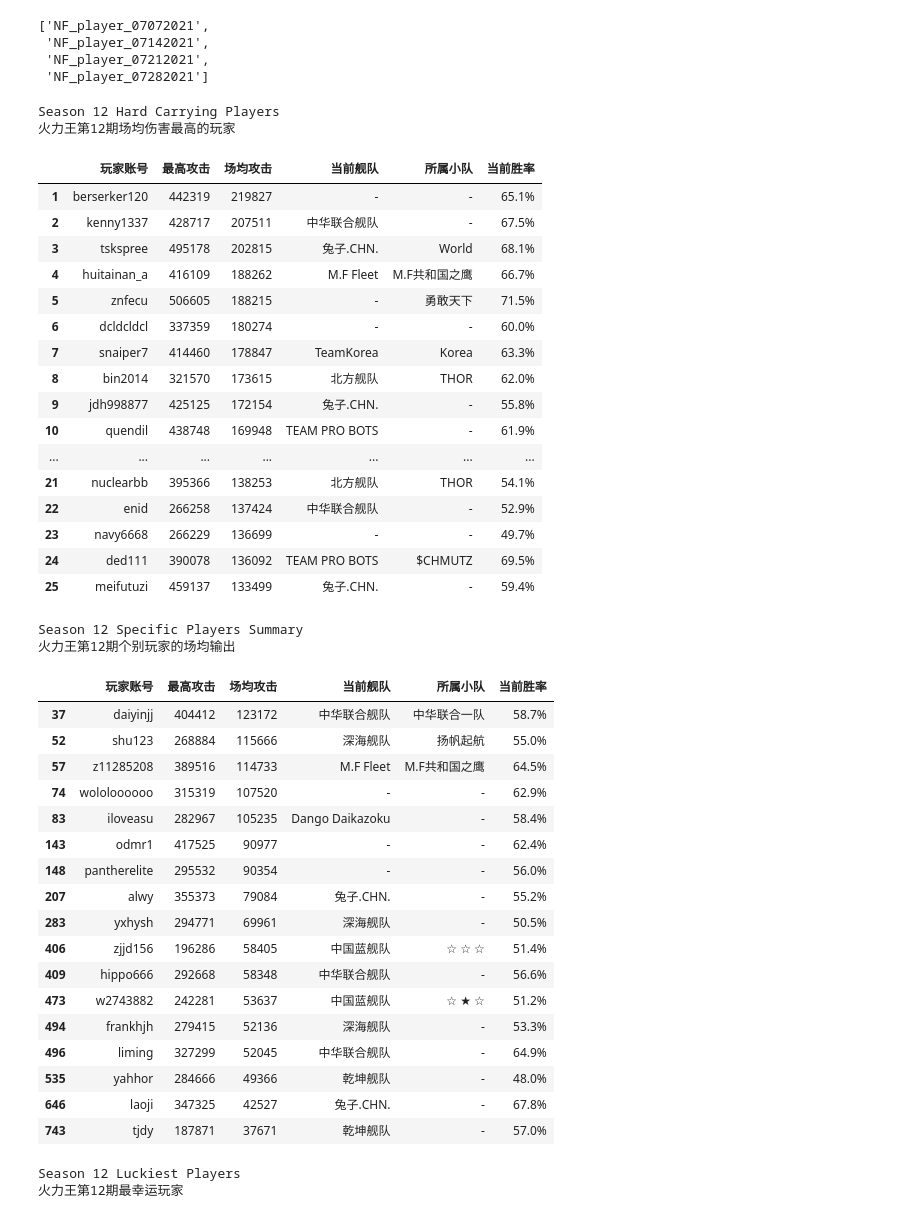
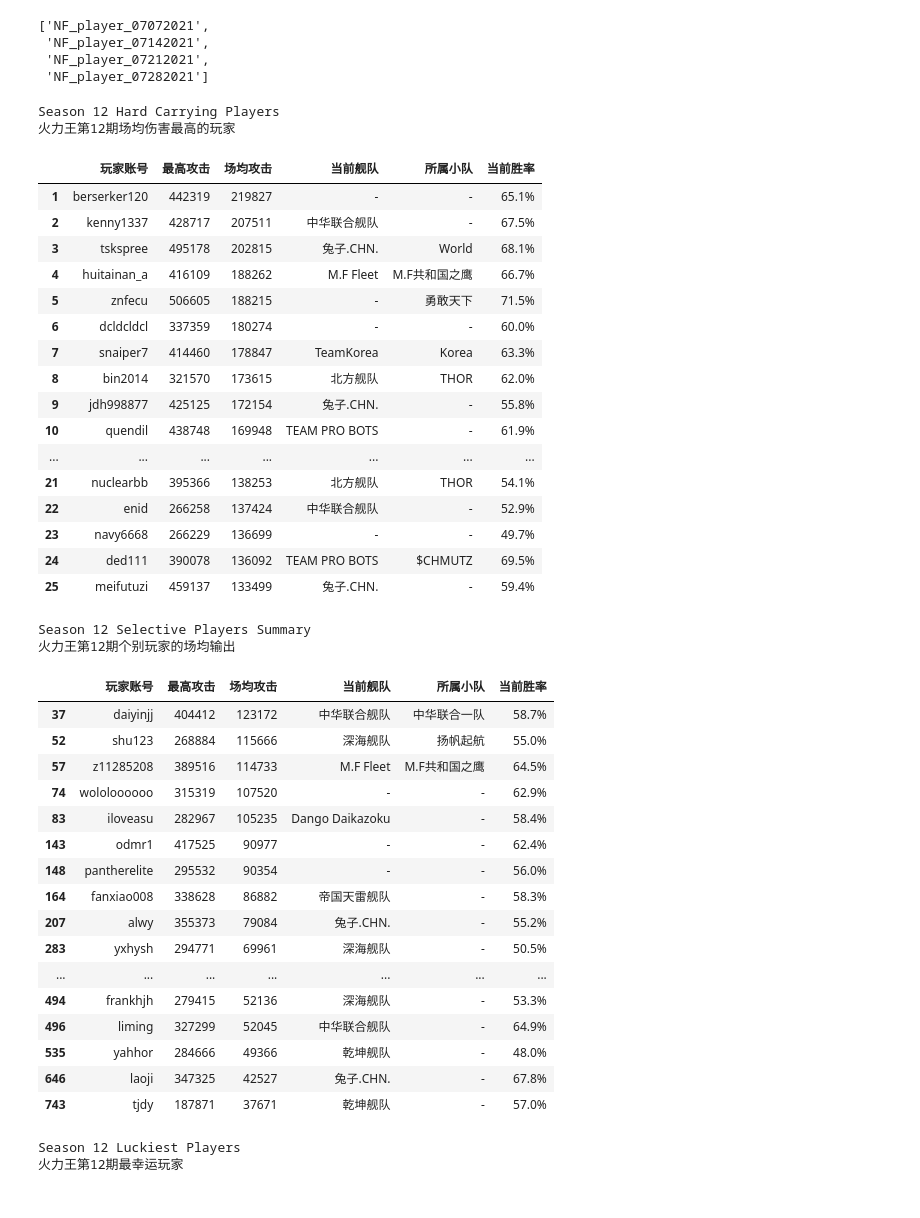
Before and after one commit to tskspree/NavyFIELD, a Jupyter notebook: Codes/Player Data/Firepower_Ladder_Luckiest_Players.ipynb, the cells around one changed output. Saved outputs shown, nothing was run; the diff lists cells and outputs as text; code cells hidden in the pictures.

```diff
--- a/Codes/Player Data/Firepower_Ladder_Luckiest_Players.ipynb
+++ b/Codes/Player Data/Firepower_Ladder_Luckiest_Players.ipynb
@@ -42,7 +42,7 @@ def lucky_bastard(season):
     result = result.rename(columns = {'id':'账号', 'highest_atk':'最高攻击', 'fleet':'舰队', 'squad':'小队', 'win_rate':'胜率'})
     return result
 # %%
-def true_bastard(season):
+def bastards(season):
     firepower = 'firepower_season' + str(season)
     player_id = firepower + '.id'
     attack = ',' + firepower + '.highest_atk,'
@@ -53,8 +53,6 @@ def true_bastard(season):
     current_battles = current_data + '.battles as current_battles,'
     win_rate = current_data + '.win_rate '
     query_line = 'select ' + player_id + attack + total_atk + fleet + squad + base_battles + current_battles + win_rate + 'from ' + firepower + ' LEFT JOIN ' + current_data + ' on ' + player_id + '=' + current_data + '.id ' + 'left join ' + base_data + ' on ' + player_id + '=' + base_data + '.id'
-    print('\n' + '\033[1m' + '\033[92m' + 'Season ' + str(season) + ' Hard Carrying Players' + '\033[0m')
-    print('\033[1m' + '\033[92m' + '火力王第' + str(season) + '期场均伤害最高的玩家' + '\033[0m')
     result = pandas.read_sql(query_line,conn)
     result = result.dropna()
     result['battles'] = result['current_battles']-result['base_battles']
@@ -67,34 +65,17 @@ def true_bastard(season):
     result['win_rate'] = pandas.Series(["{0:.1f}%".format(val * 100) for val in result['win_rate']], index = result.index)
     result.reset_index(drop=True, inplace=True)
     result.index += 1
+    return result
+
+def true_bastards(result, season):
+    print('\n' + '\033[1m' + '\033[92m' + 'Season ' + str(season) + ' Hard Carrying Players' + '\033[0m')
+    print('\033[1m' + '\033[92m' + '火力王第' + str(season) + '期场均伤害最高的玩家' + '\033[0m')
     result = result.rename(columns = {'id':'玩家账号', 'highest_atk':'最高攻击', 'average_atk':'场均攻击', 'fleet':'当前舰队', 'squad':'所属小队', 'win_rate':'当前胜率'})
     return result.head(25)
 
-def some_bastards(season, who):
-    firepower = 'firepower_season' + str(season)
-    player_id = firepower + '.id'
-    attack = ',' + firepower + '.highest_atk,'
-    total_atk = firepower + '.total_atk,'
-    fleet = current_data + '.fleet,'
-    squad = current_data + '.squad,'
-    base_battles = base_data + '.battles as base_battles,'
-    current_battles = current_data + '.battles as current_battles,'
-    win_rate = current_data + '.win_rate '
-    query_line = 'select ' + player_id + attack + total_atk + fleet + squad + base_battles + current_battles + win_rate + 'from ' + firepower + ' LEFT JOIN ' + current_data + ' on ' + player_id + '=' + current_data + '.id ' + 'left join ' + base_data + ' on ' + player_id + '=' + base_data + '.id'
-    print('\n' + '\033[1m' + '\033[92m' + 'Season ' + str(season) + ' Specific Players Summary' + '\033[0m')
+def some_bastards(result, season, who):
+    print('\n' + '\033[1m' + '\033[92m' + 'Season ' + str(season) + ' Selective Players Summary' + '\033[0m')
     print('\033[1m' + '\033[92m' + '火力王第' + str(season) + '期个别玩家的场均输出' + '\033[0m')
-    result = pandas.read_sql(query_line,conn)
-    result = result.dropna()
-    result['battles'] = result['current_battles']-result['base_battles']
-    result = result[result.battles > 50]
-    result['average_atk'] = round(result['total_atk']/(result['battles']*weights))
-    result['average_atk'] = result['average_atk'].astype('int')
-    keeps = ['id', 'highest_atk', 'average_atk', 'fleet', 'squad', 'win_rate']
-    result = result[keeps]
-    result = result.sort_values(by=['average_atk'], ascending=False)
-    result['win_rate'] = pandas.Series(["{0:.1f}%".format(val * 100) for val in result['win_rate']], index = result.index)
-    result.reset_index(drop=True, inplace=True)
-    result.index += 1
     yesyou = result[result['id'].isin(who)]
     yesyou = yesyou.sort_values(by=['average_atk'], ascending=False)
     yesyou = yesyou.rename(columns = {'id':'玩家账号', 'highest_atk':'最高攻击', 'average_atk':'场均攻击', 'fleet':'当前舰队', 'squad':'所属小队', 'win_rate':'当前胜率'})
@@ -106,47 +87,47 @@ current_data = 'NF_player_07282021'
 weights= 32/21
 
 # Season 12 Top 25 Heavy Carriers
-display(true_bastard(12))
+monsters = bastards(12)
+display(true_bastards(monsters, 12))
 
 # Selected Players
 checklist = ['laoji', 'z11285208', 'daiyinjj', 'tjdy', 'shu123', 'w2743882', 'yahhor', 'alwy', 'zjjd156', 'frankhjh', 'yxhysh',
-            'liming', 'hippo666', 'wololoooooo', 'odmr1', 'pantherelite', 'iloveasu']
-display(some_bastards(12,checklist))
+            'liming', 'hippo666', 'wololoooooo', 'odmr1', 'pantherelite', 'iloveasu', 'fanxiao008']
+display(some_bastards(monsters, 12, checklist))
 # %% [output]
 Season 12 Hard Carrying Players
 火力王第12期场均伤害最高的玩家
 |  | 玩家账号 | 最高攻击 | 场均攻击 | 当前舰队 | 所属小队 | 当前胜率 |
 | 1 | berserker120 | 442319 | 219827 | - | - | 65.1% |
 | 2 | kenny1337 | 428717 | 207511 | 中华联合舰队 | - | 67.5% |
 | 3 | tskspree | 495178 | 202815 | 兔子.CHN. | World | 68.1% |
 | 4 | huitainan_a | 416109 | 188262 | M.F Fleet | M.F共和国之鹰 | 66.7% |
 | 5 | znfecu | 506605 | 188215 | - | 勇敢天下 | 71.5% |
 | 6 | dcldcldcl | 337359 | 180274 | - | - | 60.0% |
 | 7 | snaiper7 | 414460 | 178847 | TeamKorea | Korea | 63.3% |
 | 8 | bin2014 | 321570 | 173615 | 北方舰队 | THOR | 62.0% |
 | 9 | jdh998877 | 425125 | 172154 | 兔子.CHN. | - | 55.8% |
 | 10 | quendil | 438748 | 169948 | TEAM PRO BOTS | - | 61.9% |
 | ... | ... | ... | ... | ... | ... | ... |
 | 21 | nuclearbb | 395366 | 138253 | 北方舰队 | THOR | 54.1% |
 | 22 | enid | 266258 | 137424 | 中华联合舰队 | - | 52.9% |
 | 23 | navy6668 | 266229 | 136699 | - | - | 49.7% |
 | 24 | ded111 | 390078 | 136092 | TEAM PRO BOTS | $CHMUTZ | 69.5% |
 | 25 | meifutuzi | 459137 | 133499 | 兔子.CHN. | - | 59.4% |
-Season 12 Specific Players Summary
+Season 12 Selective Players Summary
 火力王第12期个别玩家的场均输出
 |  | 玩家账号 | 最高攻击 | 场均攻击 | 当前舰队 | 所属小队 | 当前胜率 |
 | 37 | daiyinjj | 404412 | 123172 | 中华联合舰队 | 中华联合一队 | 58.7% |
 | 52 | shu123 | 268884 | 115666 | 深海舰队 | 扬帆起航 | 55.0% |
 | 57 | z11285208 | 389516 | 114733 | M.F Fleet | M.F共和国之鹰 | 64.5% |
 | 74 | wololoooooo | 315319 | 107520 | - | - | 62.9% |
 | 83 | iloveasu | 282967 | 105235 | Dango Daikazoku | - | 58.4% |
 | 143 | odmr1 | 417525 | 90977 | - | - | 62.4% |
 | 148 | pantherelite | 295532 | 90354 | - | - | 56.0% |
+| 164 | fanxiao008 | 338628 | 86882 | 帝国天雷舰队 | - | 58.3% |
 | 207 | alwy | 355373 | 79084 | 兔子.CHN. | - | 55.2% |
 | 283 | yxhysh | 294771 | 69961 | 深海舰队 | - | 50.5% |
-| 406 | zjjd156 | 196286 | 58405 | 中国蓝舰队 | ☆ ☆ ☆ | 51.4% |
-| 409 | hippo666 | 292668 | 58348 | 中华联合舰队 | - | 56.6% |
-| 473 | w2743882 | 242281 | 53637 | 中国蓝舰队 | ☆ ★ ☆ | 51.2% |
+| ... | ... | ... | ... | ... | ... | ... |
 | 494 | frankhjh | 279415 | 52136 | 深海舰队 | - | 53.3% |
 | 496 | liming | 327299 | 52045 | 中华联合舰队 | - | 64.9% |
 | 535 | yahhor | 284666 | 49366 | 乾坤舰队 | - | 48.0% |
```
